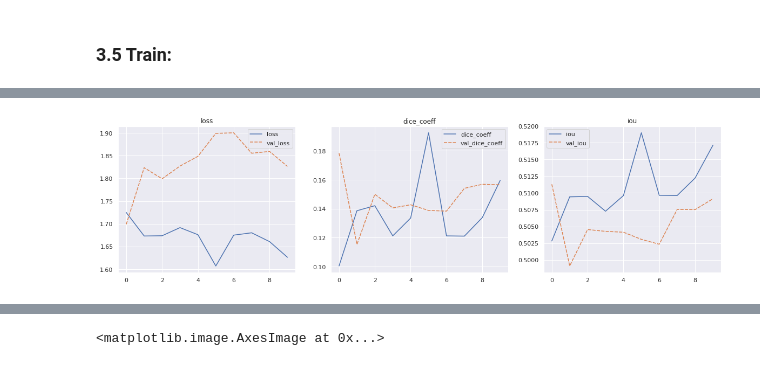
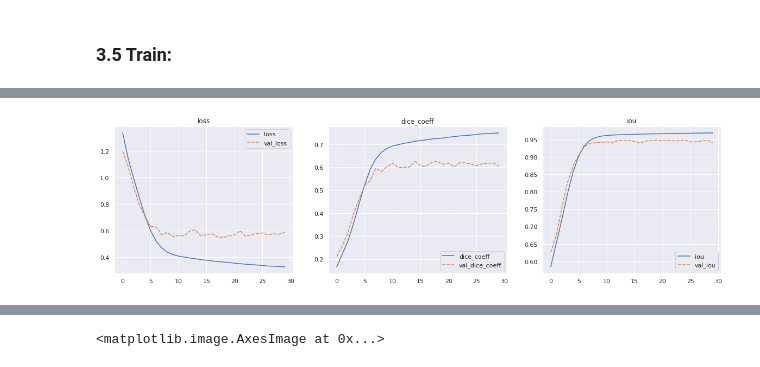
Before and after one commit to dschori/Rumex-Detection, a Jupyter notebook: notebooks/20_UNet.ipynb, the cells around one changed output, grey strips where cells are left out. Cells and saved outputs as stored; diff of their text form; code cells hidden in the pictures.

```diff
--- a/notebooks/20_UNet.ipynb
+++ b/notebooks/20_UNet.ipynb
@@ -120,7 +121,7 @@ Weighted Loss Map Test:
 # %% [markdown]
 ### 3.1 Load UNet Model:
 # %%
-model = get_unet(input_shape=(*SHAPE,1),num_classes=2)
+model = get_unet(input_shape=(*SHAPE,3),num_classes=2)
 # %%
 model.summary()
 # %% [output]
@@ -185,7 +188,7 @@ plt.show()
 # %%
 from keras.callbacks import ModelCheckpoint, LearningRateScheduler, EarlyStopping, ReduceLROnPlateau, TensorBoard
 
-BS = 2
+BS = 4
 import math
 def step_decay(epoch):
     initial_lrate = 0.0001
@@ -203,12 +206,12 @@ checkpoint = ModelCheckpoint('best_model.h5',
                              save_weights_only = False)
 
 reduceLROnPlat = ReduceLROnPlateau(monitor='val_dice_coeff',
-                                   factor=0.8,
+                                   factor=0.1,
                                    patience=6,
                                    verbose=1,
                                    mode='max',
                                    epsilon=0.0001,
-                                   cooldown=4,
+                                   cooldown=6,
                                    min_lr=0.0001)
 
 early = EarlyStopping(monitor="val_dice_coeff",
@@ -234,10 +237,10 @@ callbacks_list = [early, reduceLROnPlat]
 # %%
 params = {'target_size': SHAPE,
           'batch_size': 4,
-          'input_channels': 1,
+          'input_channels': 3,
           'shuffle': True}
 
 # Generators
-training_generator = DataGenerator(df=train_df,augment_data=False,save_images=False,**params)
+training_generator = DataGenerator(df=aug_df,augment_data=False,save_images=False,**params)
 validation_generator = DataGenerator(df=val_df,**params)
 # %% [output]
@@ -253,12 +256,12 @@ steps_per_epoch
 # %%
 H = model.fit_generator(
     training_generator,
-    steps_per_epoch=len(train_df) // BS,
+    steps_per_epoch=len(aug_df) // BS,
     validation_data=validation_generator,
     validation_steps=len(val_df) // BS,
-    epochs=20,
+    epochs=50,
     verbose=1,
-    use_multiprocessing=False,
-    workers=1,
+    use_multiprocessing=True,
+    workers=8,
     callbacks=callbacks_list)
 # %% [output]
@@ -285,28 +269,28 @@ Epoch 10/10
 # %%
 plt.figure(figsize=(20,5))
 
 plt.subplot(1,3,1)
 data = {#"epochs":np.linspace(0,len(H.history['dice_coeff']),len(H.history['dice_coeff'])),
         "loss":H.history['loss'],
         "val_loss":H.history['val_loss']}
-data = pd.DataFrame.from_dict(data)
+loss_data = pd.DataFrame.from_dict(data)
 sns.set(style="darkgrid")
-ax = sns.lineplot(data=data).set_title("loss")
+ax = sns.lineplot(data=loss_data).set_title("loss")
 
 plt.subplot(1,3,2)
 data = {#"epochs":np.linspace(0,len(H.history['dice_coeff']),len(H.history['dice_coeff'])),
         "dice_coeff":H.history['dice_coeff'],
         "val_dice_coeff":H.history['val_dice_coeff']}
-data = pd.DataFrame.from_dict(data)
+dice_data = pd.DataFrame.from_dict(data)
 sns.set(style="darkgrid")
-ax = sns.lineplot(data=data).set_title("dice_coeff")
+ax = sns.lineplot(data=dice_data).set_title("dice_coeff")
 
 plt.subplot(1,3,3)
 data = {#"epochs":np.linspace(0,len(H.history['dice_coeff']),len(H.history['dice_coeff'])),
         "iou":H.history['iou'],
         "val_iou":H.history['val_iou']}
-data = pd.DataFrame.from_dict(data)
+iou_data = pd.DataFrame.from_dict(data)
 sns.set(style="darkgrid")
-ax = sns.lineplot(data=data).set_title("iou")
+ax = sns.lineplot(data=iou_data).set_title("iou")
 # %% [output]
-[figure, old version]
+[figure, new version]
```
Also changed, not shown: parts of 13 cells of this notebook, 3 other files.
